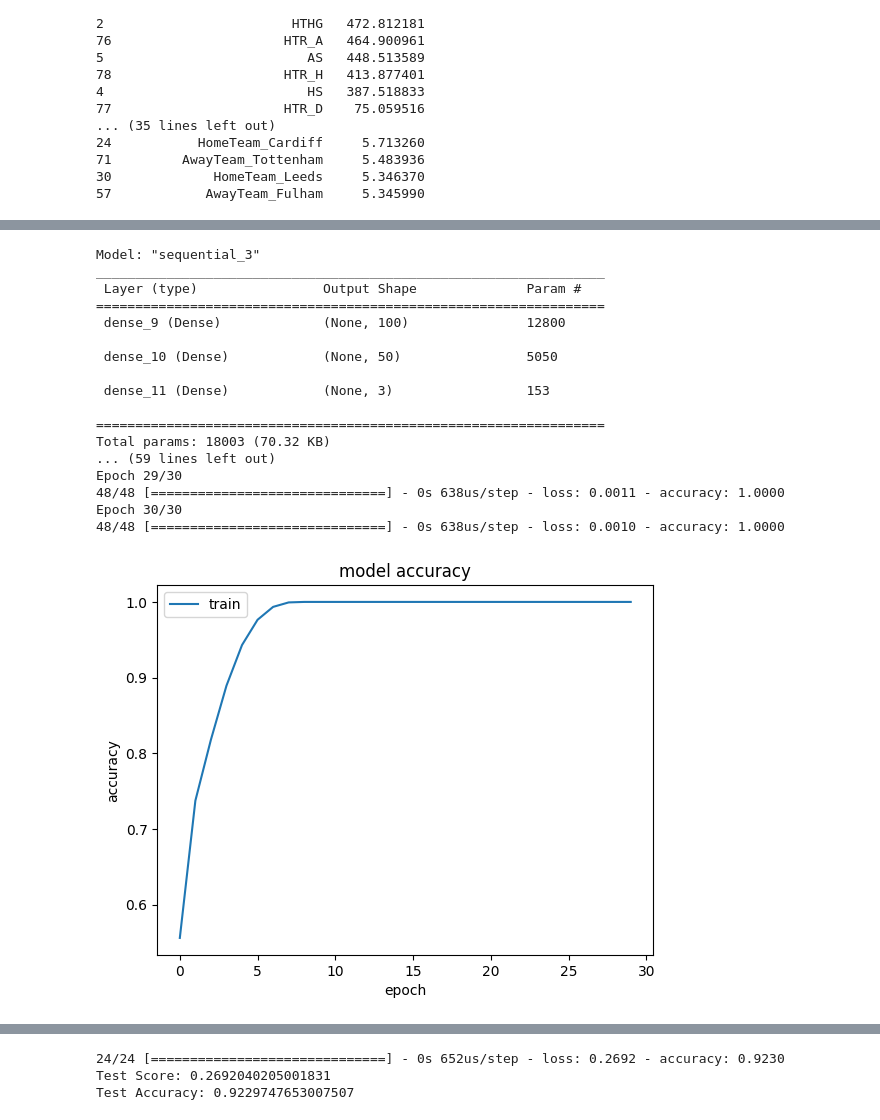
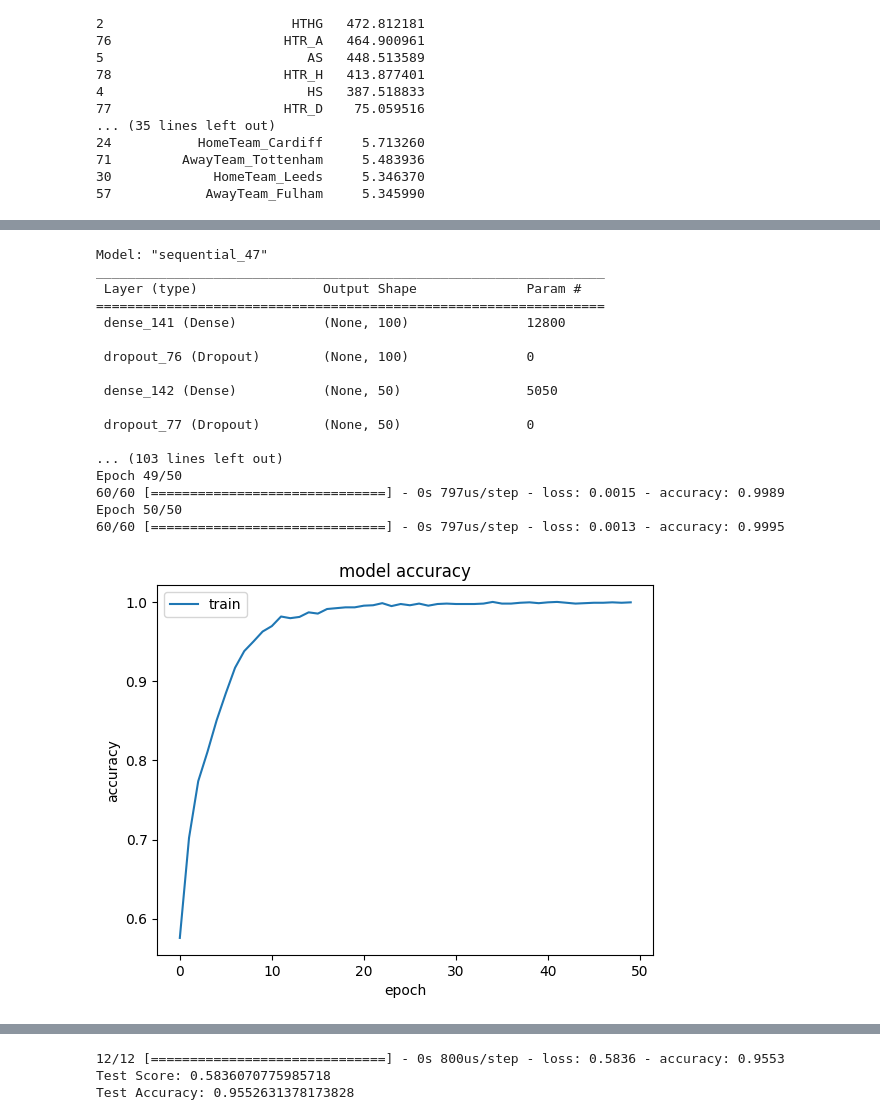
Before and after one commit to mathewsjoyy/Project_Code_Year3, a Jupyter notebook: Code/project.ipynb, the cells around one changed output, grey strips where cells are left out. Drawn from its saved outputs; the diff is of its cells as text; code cells hidden in the pictures.

Commit message:
add dropout layer to neural net work, and changed test set to only be 2022-2023 season

```diff
--- a/Code/project.ipynb
+++ b/Code/project.ipynb
@@ -495,8 +495,16 @@ y = label
 # Assign all columns expect the FTR column to the features variable
 X = match_df.loc[:, match_df.columns != 'FTR']
 
-X_train, X_test, y_train, y_test = train_test_split(X, y, test_size=0.33, random_state=0)
+# Split our data into training and testing sets
+# We set shuffle to false as we want to keep the order of the matches in the data frame so we can use the 2022/2023 season as our test set
+# Use a test size of 0.1665 as this will give us 380 test samples which is the same as the number of matches in a season
+# https://stats.stackexchange.com/questions/550399/what-is-the-role-of-shuffle-in-train-test-split
+X_train, X_test, y_train, y_test = train_test_split(X, y, test_size=0.1665, random_state=0, shuffle=False)
 
+# confirm the test set has only the 2022/2023 season
+print(f"Value count of test set:\n {X_test['Season_2022-2023'].value_counts()}\n")
+
+# Print out the shape of each set
 print("The shape of X_train is " + str(X_train.shape))
 print("The size of y_train is " + str(y_train.shape))
 print("The size of X_test set is " + str(X_test.shape))
@@ -663,48 +680,51 @@ y_train = tf.keras.utils.to_categorical(y_train, num_classes=3)
 y_test = tf.keras.utils.to_categorical(y_test, num_classes=3)
 
 # create a model with 2 hidden layers using the traing and test data
+# https://stackoverflow.com/questions/47892505/dropout-rate-guidance-for-hidden-layers-in-a-convolution-neural-network
 model = tf.keras.models.Sequential()
 model.add(tf.keras.layers.Dense(100, input_dim=127, activation='relu'))
+model.add(tf.keras.layers.Dropout(0.2))
 model.add(tf.keras.layers.Dense(50, activation='relu'))
+model.add(tf.keras.layers.Dropout(0.2))
 model.add(tf.keras.layers.Dense(3, activation='softmax'))
 
 model.summary()
 
-model.compile(loss = 'categorical_crossentropy', optimizer='adam', metrics=['accuracy'])
+model.compile(loss = 'categorical_crossentropy', metrics=['accuracy'])
 
-history = model.fit(X_train, y_train, epochs=30)
+history = model.fit(X_train, y_train, epochs=50)
 
 #accuracy history
 plt.plot(history.history['accuracy'])
 plt.title('model accuracy')
 plt.ylabel('accuracy')
 plt.xlabel('epoch')
 plt.legend(['train'], loc='upper left')
 plt.show()
 
 #loss history
 plt.plot(history.history['loss'])
 plt.title('model loss')
 plt.ylabel('loss')
 plt.xlabel('epoch')
 plt.legend(['train'], loc='upper left')
 plt.show()
 # %% [output]
-Model: "sequential_3"
+Model: "sequential_47"
 _________________________________________________________________
  Layer (type)                Output Shape              Param #
 =================================================================
- dense_9 (Dense)             (None, 100)               12800
+ dense_141 (Dense)           (None, 100)               12800
 
- dense_10 (Dense)            (None, 50)                5050
+ dropout_76 (Dropout)        (None, 100)               0
 
- dense_11 (Dense)            (None, 3)                 153
+ dense_142 (Dense)           (None, 50)                5050
 
-=================================================================
-Total params: 18003 (70.32 KB)
-... (59 lines left out)
-Epoch 29/30
-48/48 [==============================] - 0s 638us/step - loss: 0.0011 - accuracy: 1.0000
-Epoch 30/30
-48/48 [==============================] - 0s 638us/step - loss: 0.0010 - accuracy: 1.0000
+ dropout_77 (Dropout)        (None, 50)                0
+
+... (103 lines left out)
+Epoch 49/50
+60/60 [==============================] - 0s 797us/step - loss: 0.0015 - accuracy: 0.9989
+Epoch 50/50
+60/60 [==============================] - 0s 797us/step - loss: 0.0013 - accuracy: 0.9995
-[figure, old version]
+[figure, new version]
@@ -715,6 +735,6 @@ score = model.evaluate(X_test, y_test, verbose=1)
 print("Test Score:", score[0])
 print("Test Accuracy:", score[1])
 # %% [output]
-24/24 [==============================] - 0s 652us/step - loss: 0.2692 - accuracy: 0.9230
-Test Score: 0.2692040205001831
-Test Accuracy: 0.9229747653007507
+12/12 [==============================] - 0s 800us/step - loss: 0.5836 - accuracy: 0.9553
+Test Score: 0.5836070775985718
+Test Accuracy: 0.9552631378173828
```
Also changed, not shown: parts of 3 cells of this notebook.
